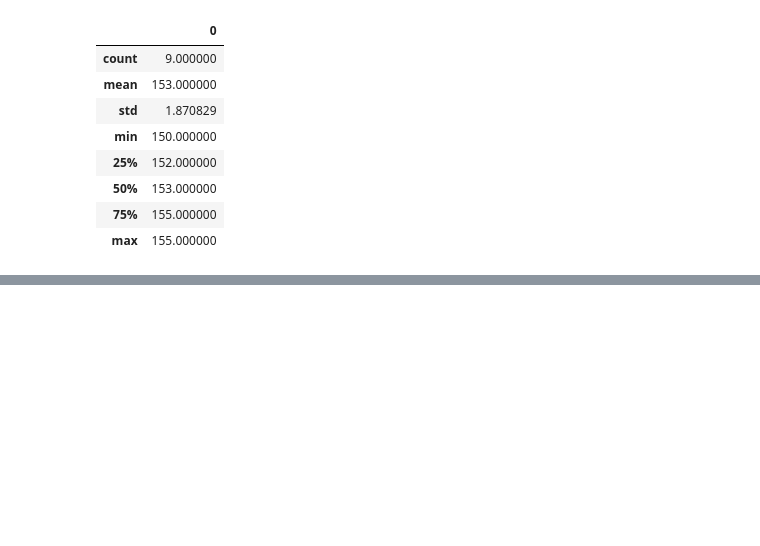
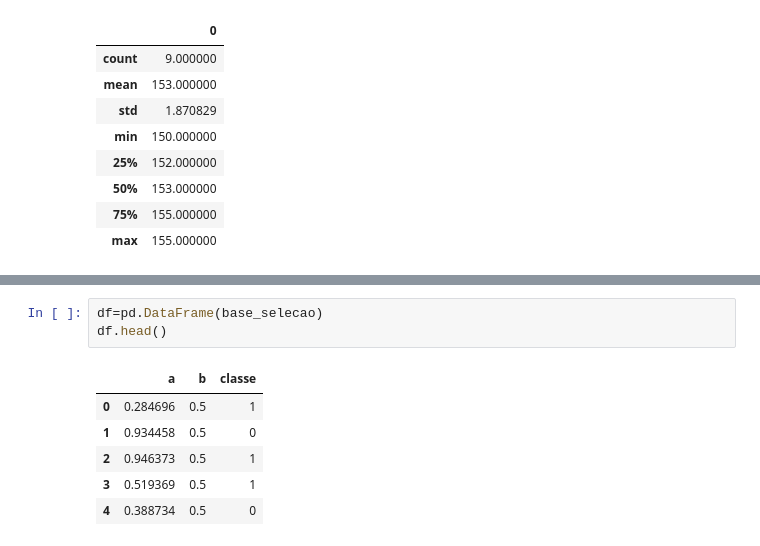
Before and after one commit to VitorSancho/Estudos_EstastisticaParaDSeMachineLearningUdemy, a Jupyter notebook: Curso_Estatística_Udemy.ipynb, the cells around one changed output, grey strips where cells are left out. Drawn from its saved outputs; the diff is of its cells as text; blank space fills up the shorter version.

```diff
--- a/Curso_Estatística_Udemy.ipynb
+++ b/Curso_Estatística_Udemy.ipynb
@@ -414,0 +603,10 @@ quartis_dados_impar.describe()
+# %%
+df=pd.DataFrame(base_selecao)
+df.head()
+# %% [output]
+|  | a | b | classe |
+| 0 | 0.284696 | 0.5 | 1 |
+| 1 | 0.934458 | 0.5 | 0 |
+| 2 | 0.946373 | 0.5 | 1 |
+| 3 | 0.519369 | 0.5 | 1 |
+| 4 | 0.388734 | 0.5 | 0 |
```
Also changed, not shown: parts of 88 cells of this notebook.
